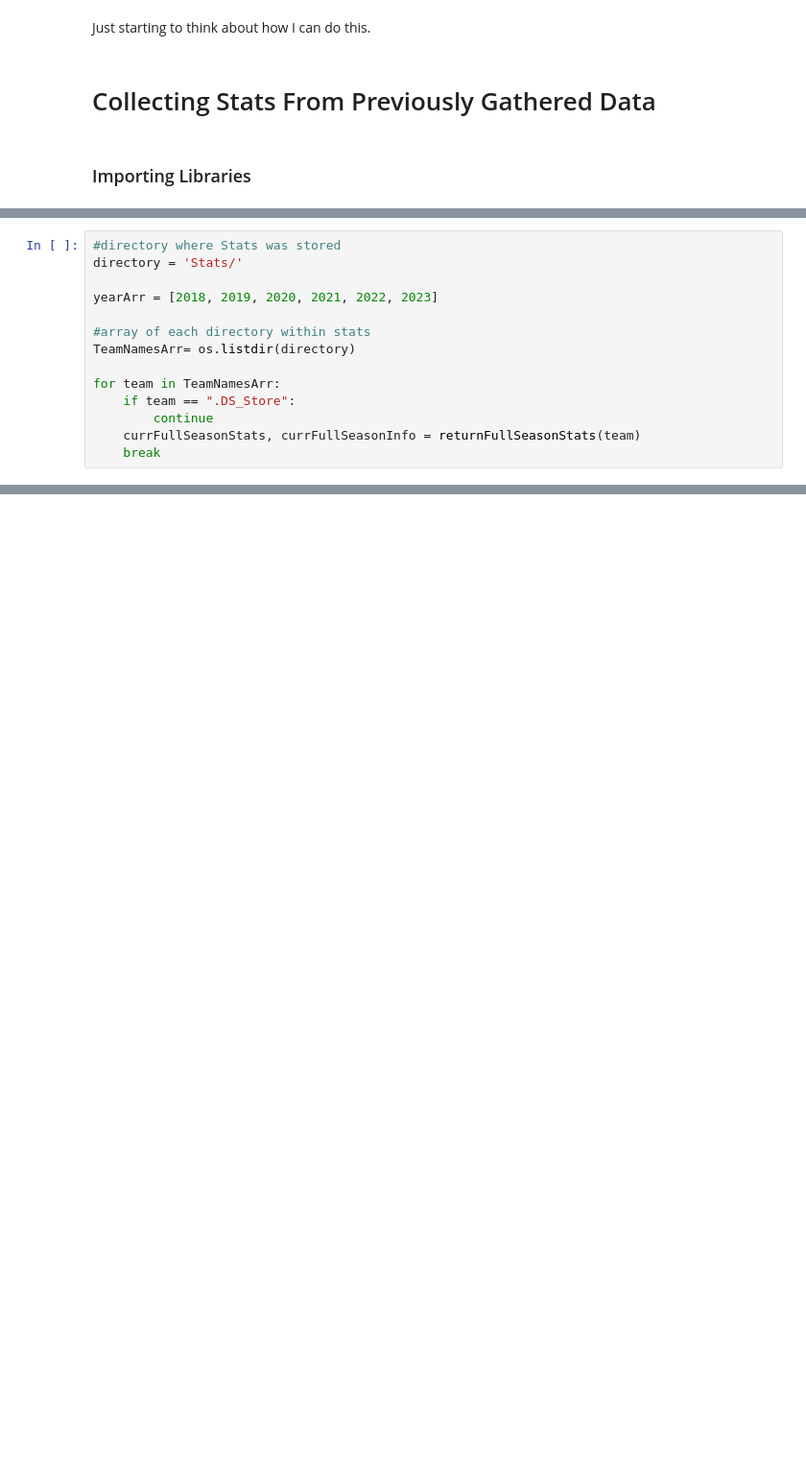
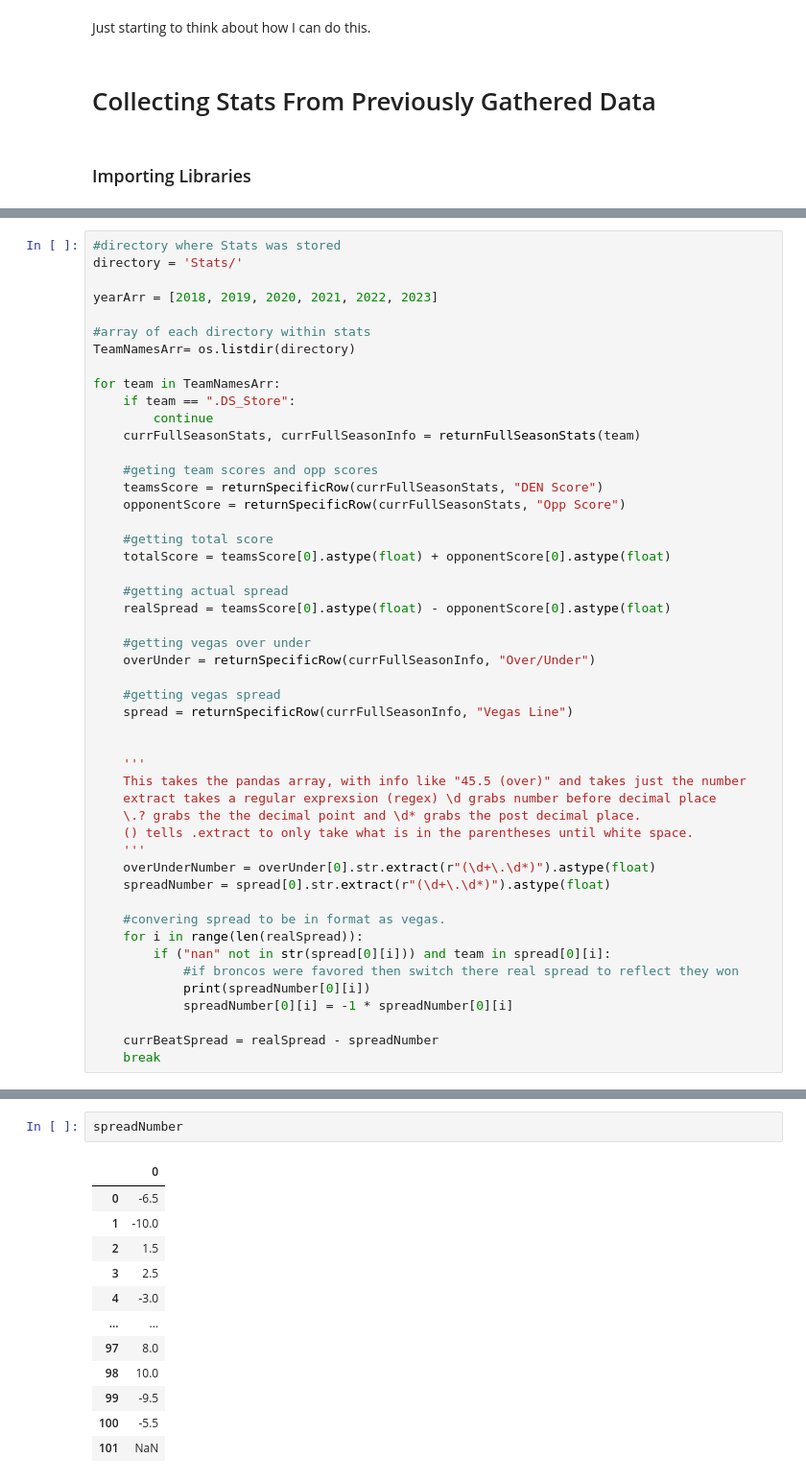
Before and after one commit to Rwmillham/MLFootballOddsAlgo, a Jupyter notebook: FootballTester.ipynb, the cells around one changed output, grey strips where cells are left out. Shown at 96% size. Drawn from its saved outputs; the diff is of its cells as text; blank space fills up the shorter version.

```diff
--- a/FootballTester.ipynb
+++ b/FootballTester.ipynb
@@ -44,4 +54,39 @@ for team in TeamNamesArr:
     if team == ".DS_Store":
         continue
     currFullSeasonStats, currFullSeasonInfo = returnFullSeasonStats(team)
+
+    #geting team scores and opp scores
+    teamsScore = returnSpecificRow(currFullSeasonStats, "DEN Score")
+    opponentScore = returnSpecificRow(currFullSeasonStats, "Opp Score")
+
+    #getting total score
+    totalScore = teamsScore[0].astype(float) + opponentScore[0].astype(float)
+
+    #getting actual spread
+    realSpread = teamsScore[0].astype(float) - opponentScore[0].astype(float)
+
+    #getting vegas over under
+    overUnder = returnSpecificRow(currFullSeasonInfo, "Over/Under")
+
+    #getting vegas spread
+    spread = returnSpecificRow(currFullSeasonInfo, "Vegas Line")
+
+
+    '''
+    This takes the pandas array, with info like "45.5 (over)" and takes just the number
+    extract takes a regular exprexsion (regex) \d grabs number before decimal place
+    \.? grabs the the decimal point and \d* grabs the post decimal place.
+    () tells .extract to only take what is in the parentheses until white space.
+    '''
+    overUnderNumber = overUnder[0].str.extract(r"(\d+\.\d*)").astype(float)
+    spreadNumber = spread[0].str.extract(r"(\d+\.\d*)").astype(float)
+
+    #convering spread to be in format as vegas.
+    for i in range(len(realSpread)):
+        if ("nan" not in str(spread[0][i])) and team in spread[0][i]:
+            #if broncos were favored then switch there real spread to reflect they won
+            print(spreadNumber[0][i])
+            spreadNumber[0][i] = -1 * spreadNumber[0][i]
+
+    currBeatSpread = realSpread - spreadNumber
     break
@@ -63,0 +139,15 @@ currFullSeasonStats
+# %%
+spreadNumber
+# %% [output]
+|  | 0 |
+| 0 | -6.5 |
+| 1 | -10.0 |
+| 2 | 1.5 |
+| 3 | 2.5 |
+| 4 | -3.0 |
+| ... | ... |
+| 97 | 8.0 |
+| 98 | 10.0 |
+| 99 | -9.5 |
+| 100 | -5.5 |
+| 101 | NaN |
```
Also changed, not shown: parts of 11 cells of this notebook.
